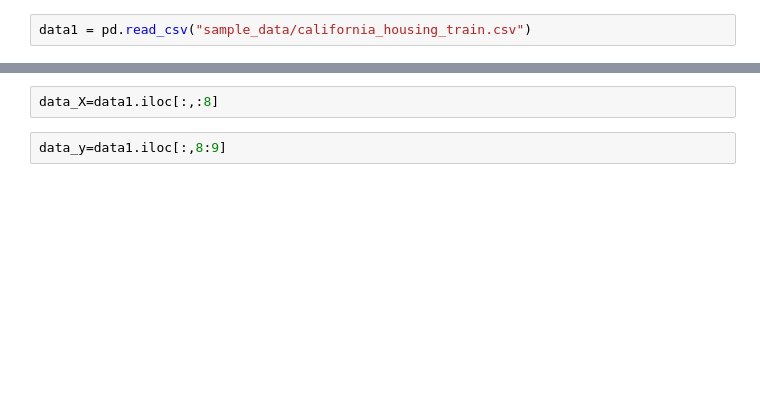
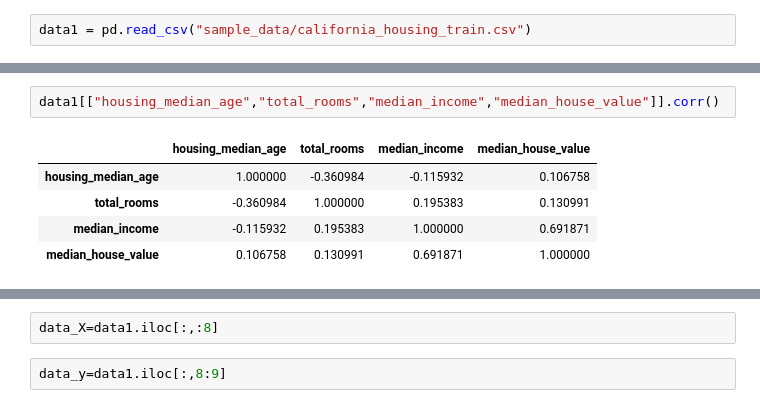
Before and after one commit to gerardopdm/ml-ejemplos, a Jupyter notebook: Casas_California.ipynb, the cells around one changed output, grey strips where cells are left out. Cells and saved outputs as stored; diff of their text form; blank space fills up the shorter version.

```diff
--- a/Casas_California.ipynb
+++ b/Casas_California.ipynb
@@ -20,0 +23,8 @@ data1.head()
+# %%
+data1[["housing_median_age","total_rooms","median_income","median_house_value"]].corr()
+# %% [output]
+|  | housing_median_age | total_rooms | median_income | median_house_value |
+| housing_median_age | 1.000000 | -0.360984 | -0.115932 | 0.106758 |
+| total_rooms | -0.360984 | 1.000000 | 0.195383 | 0.130991 |
+| median_income | -0.115932 | 0.195383 | 1.000000 | 0.691871 |
+| median_house_value | 0.106758 | 0.130991 | 0.691871 | 1.000000 |
```
Also changed, not shown: parts of 23 cells of this notebook.
